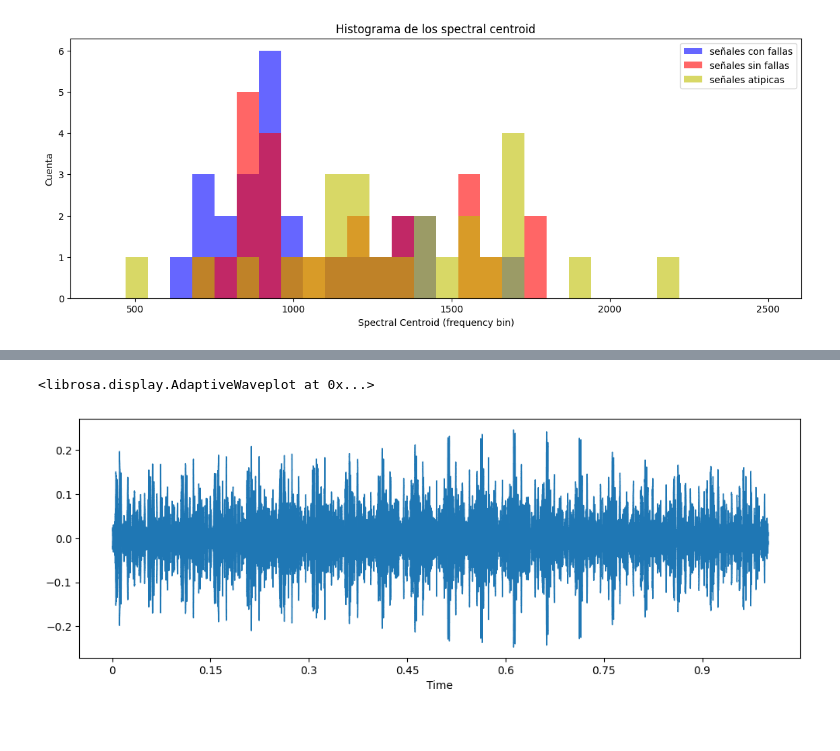
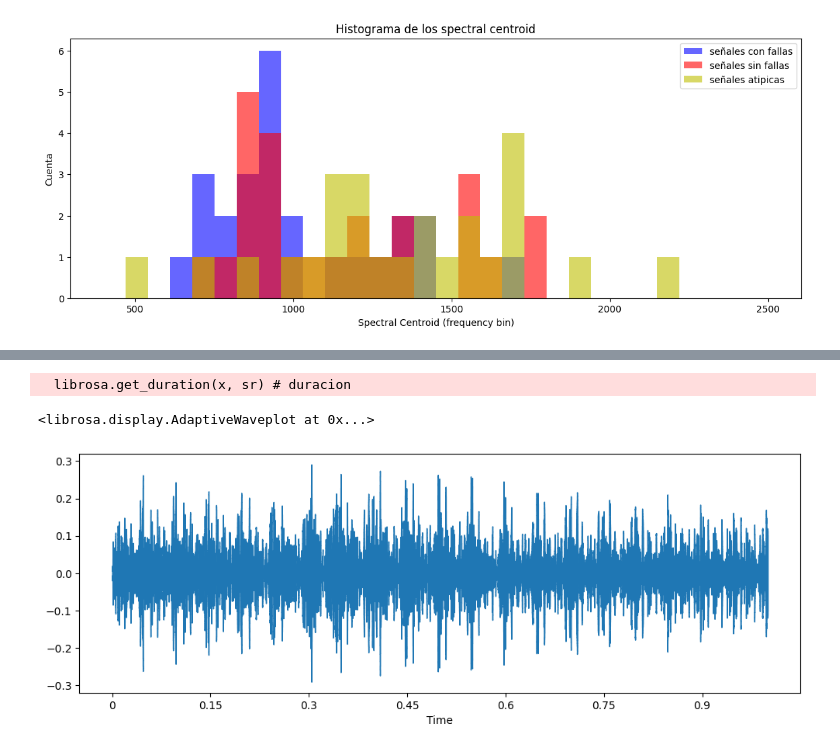
Before and after one commit to JeanVillamar/DetectordeAnomaliasMotor, a Jupyter notebook: notas.ipynb, the cells around one changed output, grey strips where cells are left out. Saved outputs shown, nothing was run; the diff lists cells and outputs as text; code cells hidden in the pictures.

```diff
--- a/notas.ipynb
+++ b/notas.ipynb
@@ -166,6 +168,3 @@ plt.xlabel('Spectral Centroid (frequency bin)')
 plt.ylabel('Cuenta');
 # %% [output]
 [figure]
-# %%
-x, sr = librosa.load('training/conFalla.38fuhh1f.s3.wav')
-sr
@@ -186,7 +171,10 @@ ipd.Audio(x, rate=sr)
 # %%
+x, sr = librosa.load('conFalla.38fuhh1f.ingestion-5cf64d4f64-m4842.s5.wav')
+librosa.get_duration(x, sr) # duracion
 import librosa.display
 plt.figure(figsize=(12, 4))
 librosa.display.waveshow(x, sr=sr)
 # %% [output]
-<librosa.display.AdaptiveWaveplot at 0x...>
+  librosa.get_duration(x, sr) # duracion
+<librosa.display.AdaptiveWaveplot at 0x...>
-[figure, old version]
+[figure, new version]
```
Also changed, not shown: parts of 6 cells of this notebook, 2 other files.
